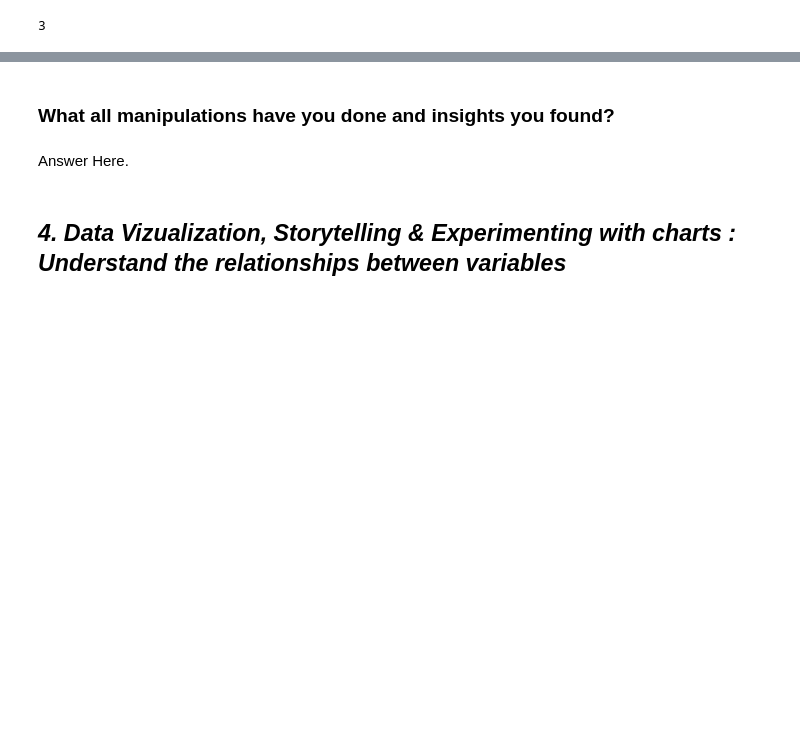
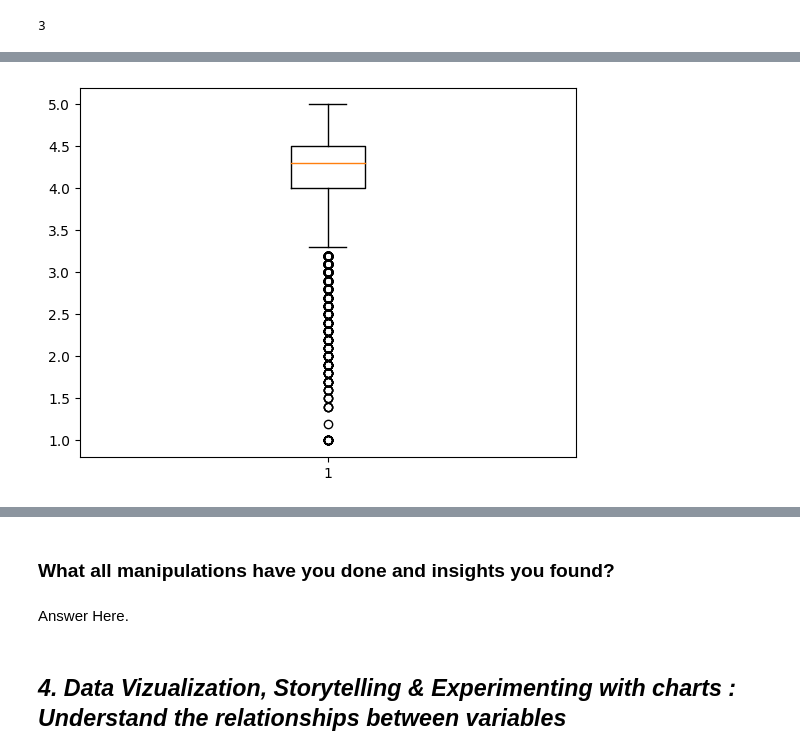
Before and after one commit to abhishek-kakde/EDA_capstone_playstore_review, a Jupyter notebook: Playstore_Apps_Review_Analysis_EDA.ipynb, the cells around one changed output, grey strips where cells are left out. Cells and saved outputs as stored; diff of their text form; code cells hidden in the pictures; blank space fills up the shorter version.

```diff
--- a/Playstore_Apps_Review_Analysis_EDA.ipynb
+++ b/Playstore_Apps_Review_Analysis_EDA.ipynb
@@ -402,3 +423,7 @@ df
 9366 rows × 10 columns
 # %%
-# checking outliers of rating so that we can find any app having less than 0 or more than 5 ratings
+# checking outliers of rating so that we can find any app having less than 1 or more than 5 ratings
+plt.boxplot(df['rating'])
+plt.show()
+# %% [output]
+[figure, added]
```
Also changed, not shown: parts of 31 cells of this notebook.
